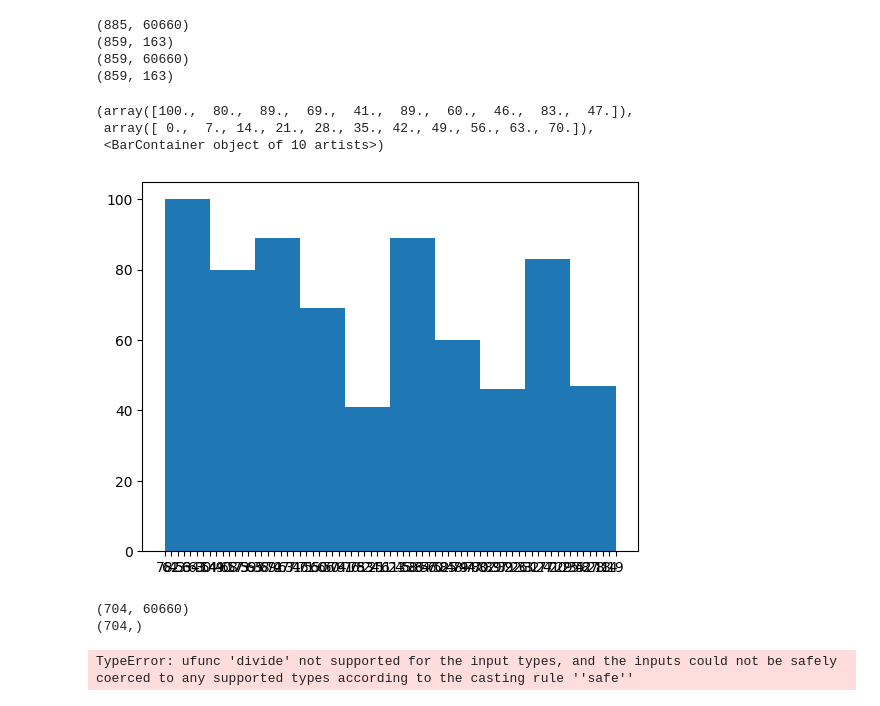
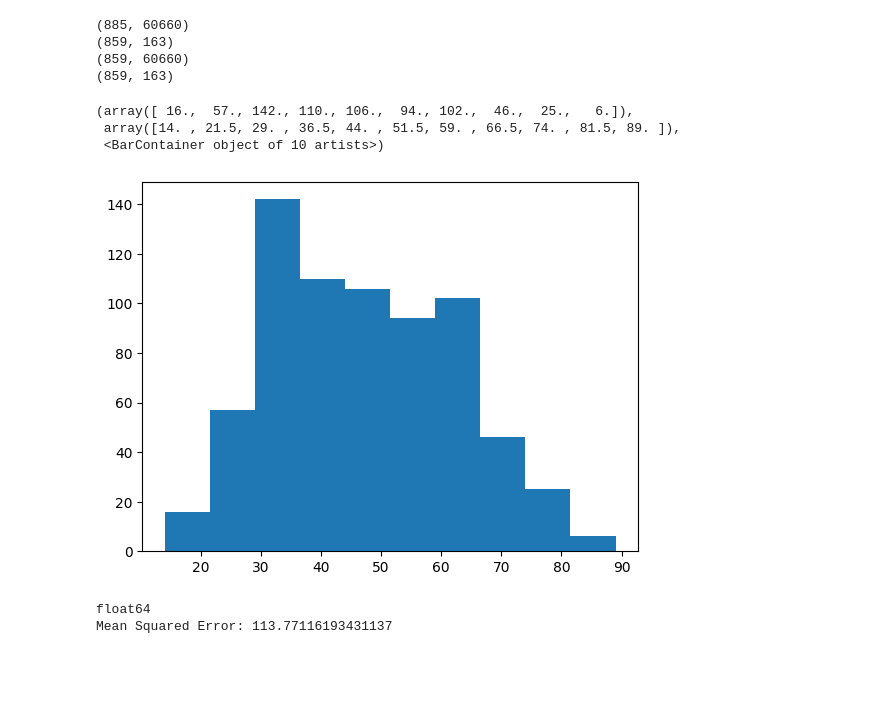
Before and after one commit to igorperic17/gene-expression-age-prediction, a Jupyter notebook: xgboost_age.ipynb, the cells around one changed output. Saved outputs shown, nothing was run; the diff lists cells and outputs as text; code cells hidden in the pictures; blank space fills up the shorter version.

```diff
--- a/xgboost_age.ipynb
+++ b/xgboost_age.ipynb
@@ -240,15 +240,15 @@ print(clinical_df_joined.shape)
 # %%
 # some age values are missing (they are '--)
 # we will drop them
 float_idx = clinical_df_joined['age_at_index'].map(lambda x: x.isdigit()).values
 data_valid_age = data.loc[float_idx]
 clinical_df_valid_age = clinical_df_joined[float_idx]
 
-age = clinical_df_valid_age['age_at_index']
+age = clinical_df_valid_age['age_at_index'].astype(float)
 plt.hist(age, bins=10)
 # %% [output]
-(array([100.,  80.,  89.,  69.,  41.,  89.,  60.,  46.,  83.,  47.]),
- array([ 0.,  7., 14., 21., 28., 35., 42., 49., 56., 63., 70.]),
+(array([ 16.,  57., 142., 110., 106.,  94., 102.,  46.,  25.,   6.]),
+ array([14. , 21.5, 29. , 36.5, 44. , 51.5, 59. , 66.5, 74. , 81.5, 89. ]),
  <BarContainer object of 10 artists>)
-[figure, old version]
+[figure, new version]
 # %%
@@ -278,13 +278,12 @@ def train_xgboost_model(data, target):
 
     return model
 # %%
-print(data_valid_age.shape)
-print(age.shape)
+# print(data_valid_age.dtypes)
+print(age.dtype)
 model = train_xgboost_model(data_valid_age, age)
 # %% [output]
-(704, 60660)
-(704,)
+float64
+Mean Squared Error: 113.77116193431137
-TypeError: ufunc 'divide' not supported for the input types, and the inputs could not be safely coerced to any supported types according to the casting rule ''safe''
 # %%
 # perform feature selection
 test = SelectKBest(score_func=f_regression, k=K)
```
Also changed, not shown: parts of 3 cells of this notebook.
